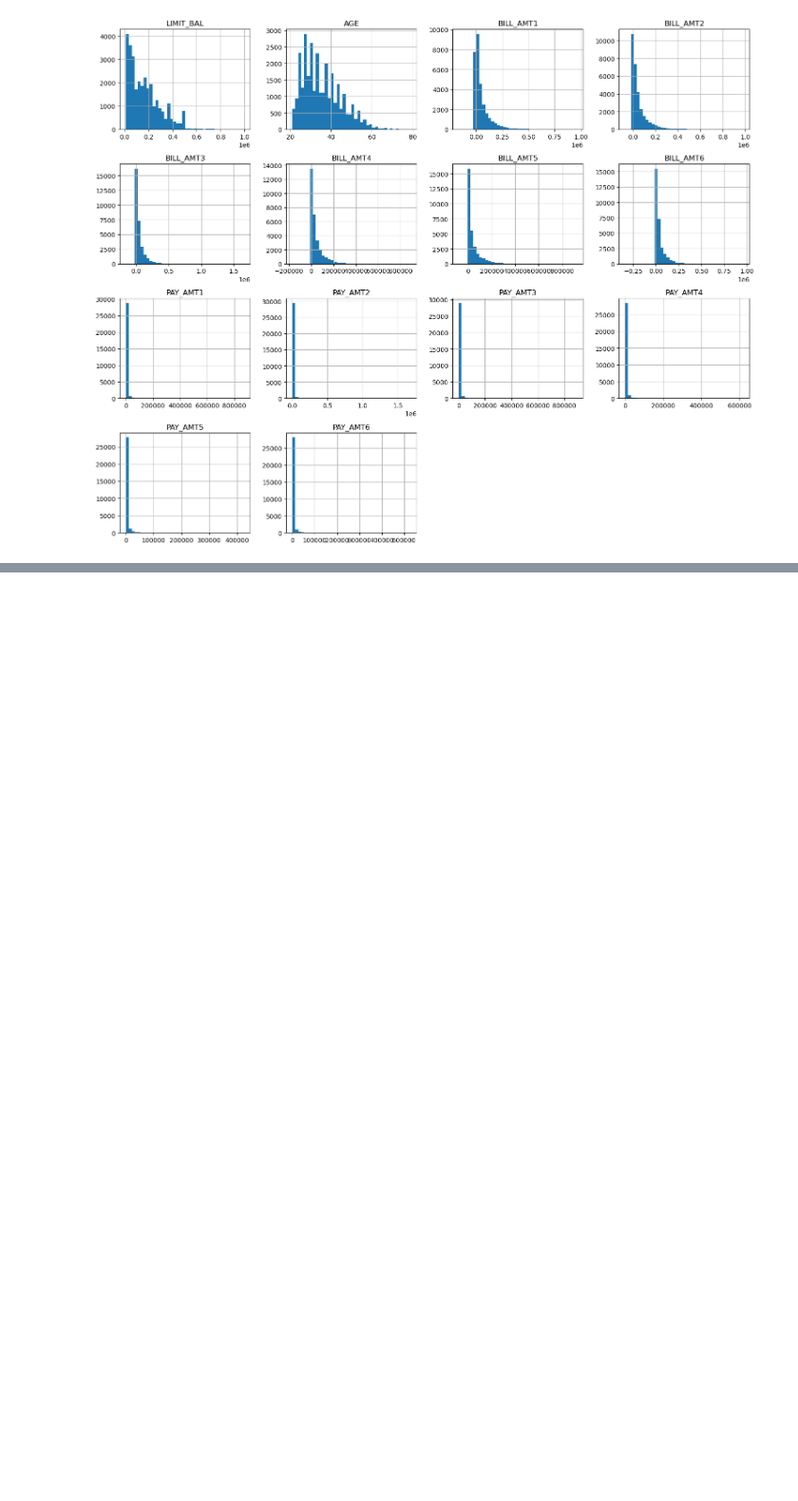
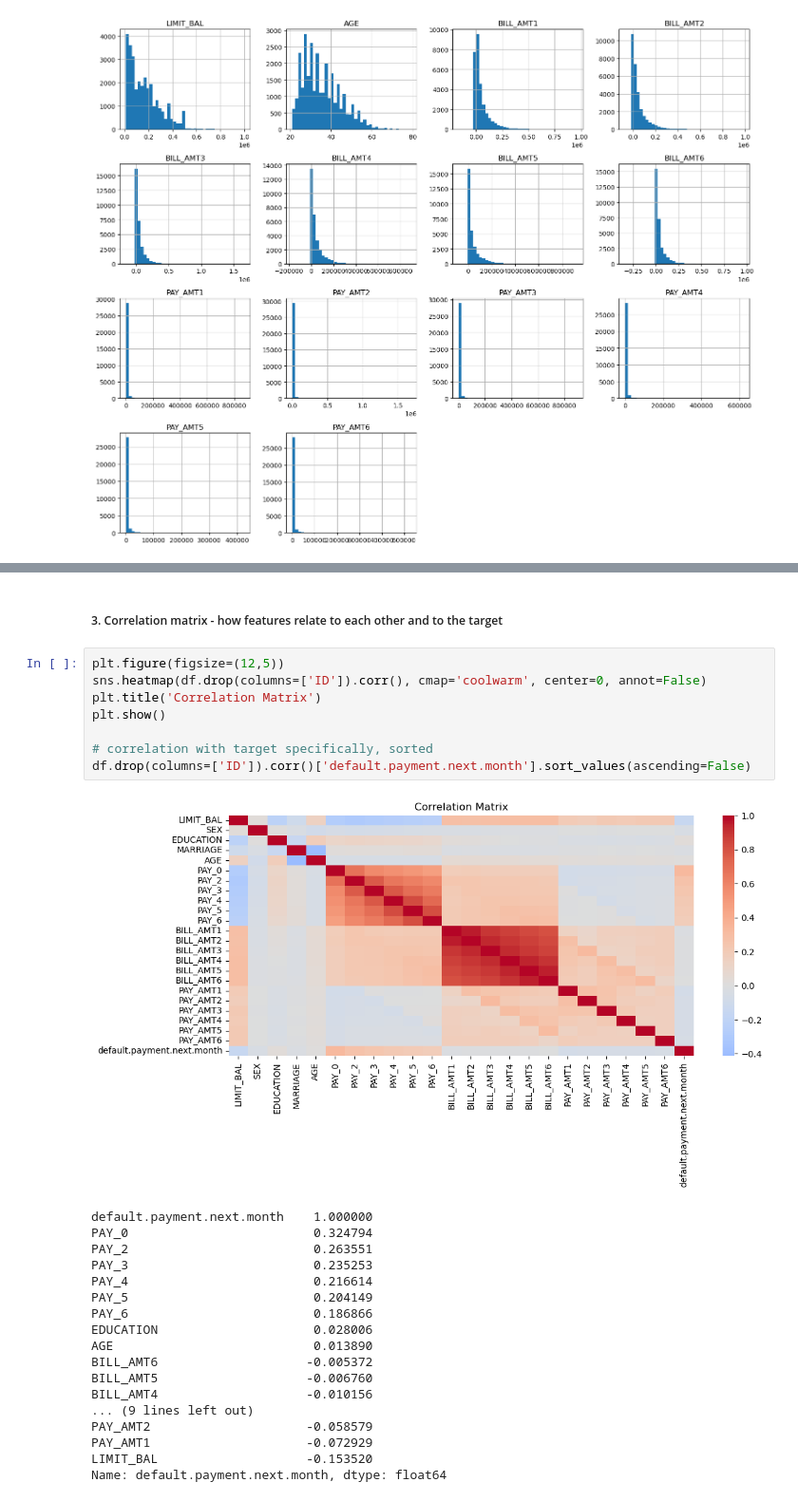
Before and after one commit to Purityj/credit_risk_classifier, a Jupyter notebook: notebooks/eda.ipynb, the cells around one changed output, grey strips where cells are left out. Shown at 95% size. Saved outputs shown, nothing was run; the diff lists cells and outputs as text; blank space fills up the shorter version.

```diff
--- a/notebooks/eda.ipynb
+++ b/notebooks/eda.ipynb
@@ -203,0 +255,29 @@ plt.show()
+# %% [markdown]
+##### 3. Correlation matrix - how features relate to each other and to the target
+# %%
+plt.figure(figsize=(12,5))
+sns.heatmap(df.drop(columns=['ID']).corr(), cmap='coolwarm', center=0, annot=False)
+plt.title('Correlation Matrix')
+plt.show()
+
+# correlation with target specifically, sorted
+df.drop(columns=['ID']).corr()['default.payment.next.month'].sort_values(ascending=False)
+# %% [output]
+[figure, added]
+default.payment.next.month    1.000000
+PAY_0                         0.324794
+PAY_2                         0.263551
+PAY_3                         0.235253
+PAY_4                         0.216614
+PAY_5                         0.204149
+PAY_6                         0.186866
+EDUCATION                     0.028006
+AGE                           0.013890
+BILL_AMT6                    -0.005372
+BILL_AMT5                    -0.006760
+BILL_AMT4                    -0.010156
+... (9 lines left out)
+PAY_AMT2                     -0.058579
+PAY_AMT1                     -0.072929
+LIMIT_BAL                    -0.153520
+Name: default.payment.next.month, dtype: float64
```
Also changed, not shown: parts of 13 cells of this notebook, 1 other file.
